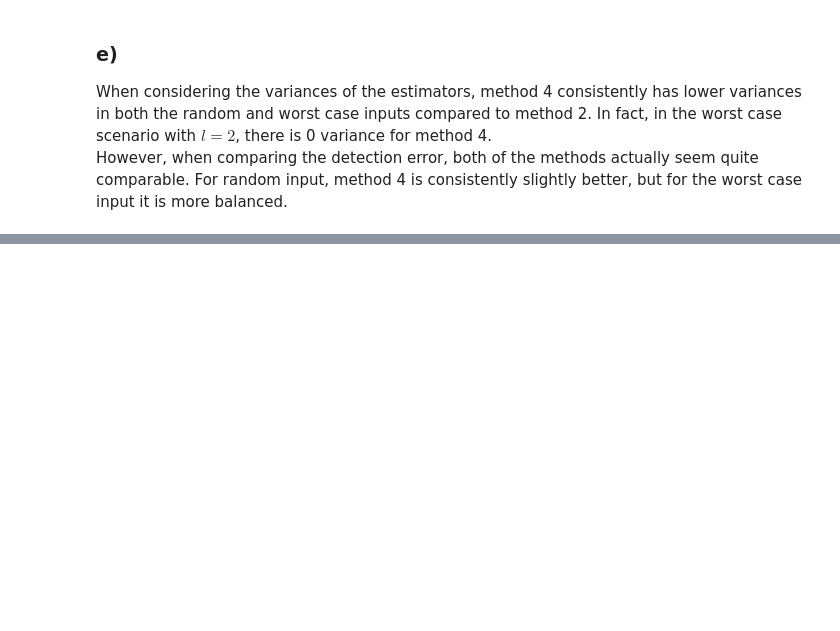
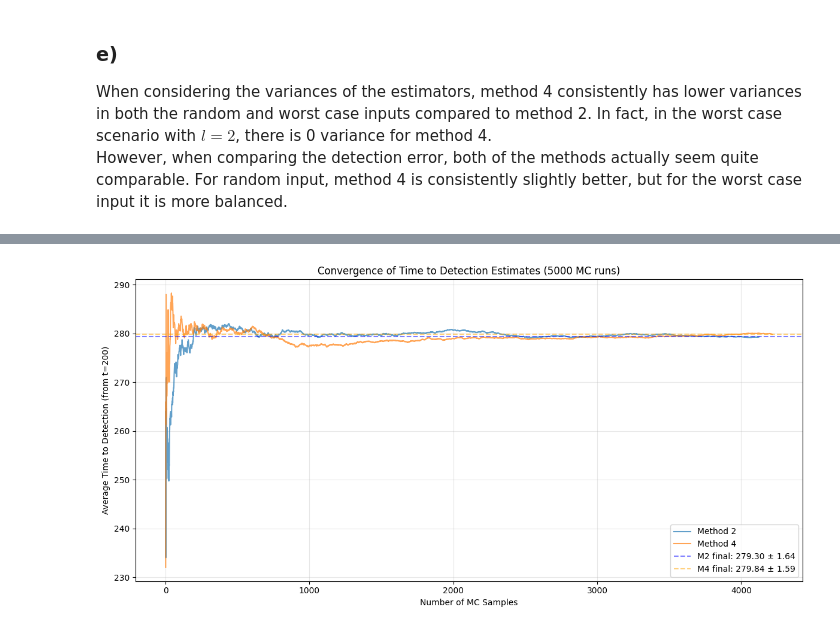
Before and after one commit to Kymapo/OR760, a Jupyter notebook: OR760 HW3.ipynb, the cells around one changed output, grey strips where cells are left out. Drawn from its saved outputs; the diff is of its cells as text; code cells hidden in the pictures; blank space fills up the shorter version.

```diff
--- a/OR760 HW3.ipynb
+++ b/OR760 HW3.ipynb
@@ -492,0 +652,92 @@ However, when comparing the detection error, both of the methods actually seem q
+# %%
+# PART 2: Monte Carlo to estimate time to detection
+print("\nRunning Monte Carlo simulation...")
+mc_runs = 5000
+
+m2_detection_times = []
+m4_detection_times = []
+
+for run in range(mc_runs):
+    m2_t, m4_t, _, _, _, _ = simulate_detection()
+
+    # Only include runs where detection actually occurred
+    if m2_t is not None:
+        m2_detection_times.append(m2_t)
+    if m4_t is not None:
+        m4_detection_times.append(m4_t)
+
+    if (run + 1) % 500 == 0:
+        print(f"Completed {run + 1}/{mc_runs} runs")
+
+# Calculate cumulative averages for convergence plot
+m2_cumulative_avg = []
+m4_cumulative_avg = []
+
+for i in range(1, len(m2_detection_times) + 1):
+    m2_cumulative_avg.append(np.mean(m2_detection_times[:i]))
+
+for i in range(1, len(m4_detection_times) + 1):
+    m4_cumulative_avg.append(np.mean(m4_detection_times[:i]))
+
+# Final estimates
+m2_avg = np.mean(m2_detection_times) if m2_detection_times else None
+m4_avg = np.mean(m4_detection_times) if m4_detection_times else None
+
+m2_std_error = np.std(m2_detection_times, ddof=1) / np.sqrt(len(m2_detection_times)) if m2_detection_times else 0
+m4_std_error = np.std(m4_detection_times, ddof=1) / np.sqrt(len(m4_detection_times)) if m4_detection_times else 0
+
+m2_ci = 1.96 * m2_std_error
+m4_ci = 1.96 * m4_std_error
+
+# PLOT: Convergence of time to detection estimates
+plt.figure(figsize=(12, 6))
+
+plt.plot(range(1, len(m2_cumulative_avg) + 1), m2_cumulative_avg,
+         label='Method 2', alpha=0.7, linewidth=1.5)
+plt.plot(range(1, len(m4_cumulative_avg) + 1), m4_cumulative_avg,
+         label='Method 4', alpha=0.7, linewidth=1.5)
+
+plt.axhline(y=m2_avg, color='blue', linestyle='--', alpha=0.5,
+            label=f'M2 final: {m2_avg:.2f} ± {m2_ci:.2f}')
+plt.axhline(y=m4_avg, color='orange', linestyle='--', alpha=0.5,
+            label=f'M4 final: {m4_avg:.2f} ± {m4_ci:.2f}')
+
+plt.xlabel('Number of MC Samples')
+plt.ylabel('Average Time to Detection (from t=200)')
+plt.title(f'Convergence of Time to Detection Estimates ({mc_runs} MC runs)')
+plt.legend()
+plt.grid(True, alpha=0.3)
+plt.tight_layout()
+plt.show()
+
+# PLOT: Bar chart comparison with confidence intervals
+plt.figure(figsize=(8, 6))
+
+methods = ['Method 2', 'Method 4']
+avgs = [m2_avg, m4_avg]
+cis = [m2_ci, m4_ci]
+
+x_pos = np.arange(len(methods))
+plt.bar(x_pos, avgs, yerr=cis, capsize=10, alpha=0.7, color=['blue', 'orange'])
+plt.xticks(x_pos, methods)
+plt.ylabel('Average Time to Detection (from t=200)')
+plt.title(f'Time to Detection Comparison ({mc_runs} MC runs, 95% CI)')
+plt.grid(True, alpha=0.3, axis='y')
+plt.tight_layout()
+plt.show()
+
+# Print summary
+print("\n" + "="*60)
+print("SUMMARY STATISTICS")
+print("="*60)
+print(f"Method 2:")
+print(f"  Average time to detection: {m2_avg:.2f}")
+print(f"  95% CI: ±{m2_ci:.2f}")
+print(f"  Detection rate: {len(m2_detection_times)}/{mc_runs} ({100*len(m2_detection_times)/mc_runs:.1f}%)")
+print(f"\nMethod 4:")
+print(f"  Average time to detection: {m4_avg:.2f}")
+print(f"  95% CI: ±{m4_ci:.2f}")
+print(f"  Detection rate: {len(m4_detection_times)}/{mc_runs} ({100*len(m4_detection_times)/mc_runs:.1f}%)")
+print(f"\nDifference: {abs(m2_avg - m4_avg):.2f} time units")
+print("="*60)
+# %% [output]
@@ -492,0 +755 @@ However, when comparing the detection error, both of the methods actually seem q
+[figure, added]
```
Also changed, not shown: parts of 7 cells of this notebook.
